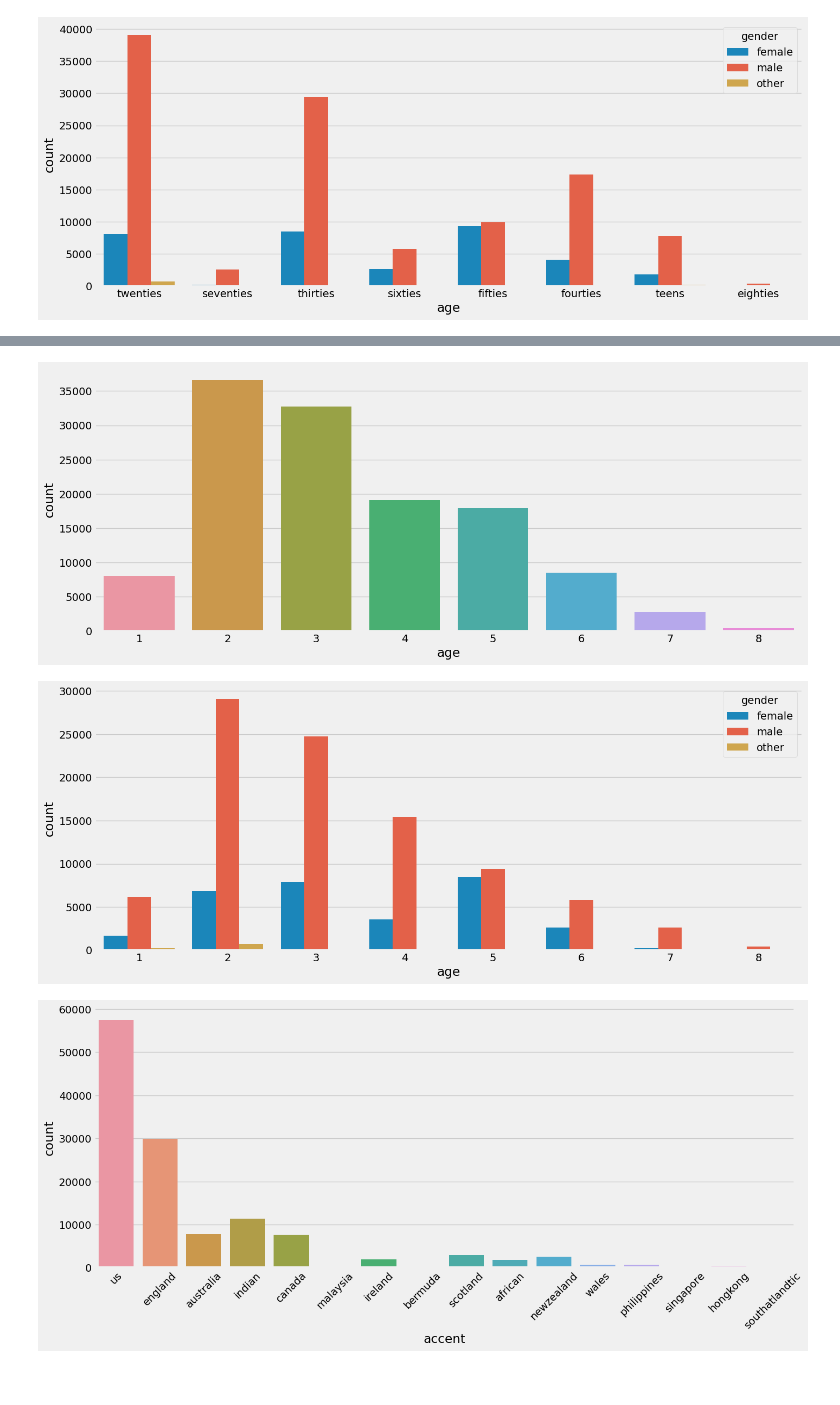
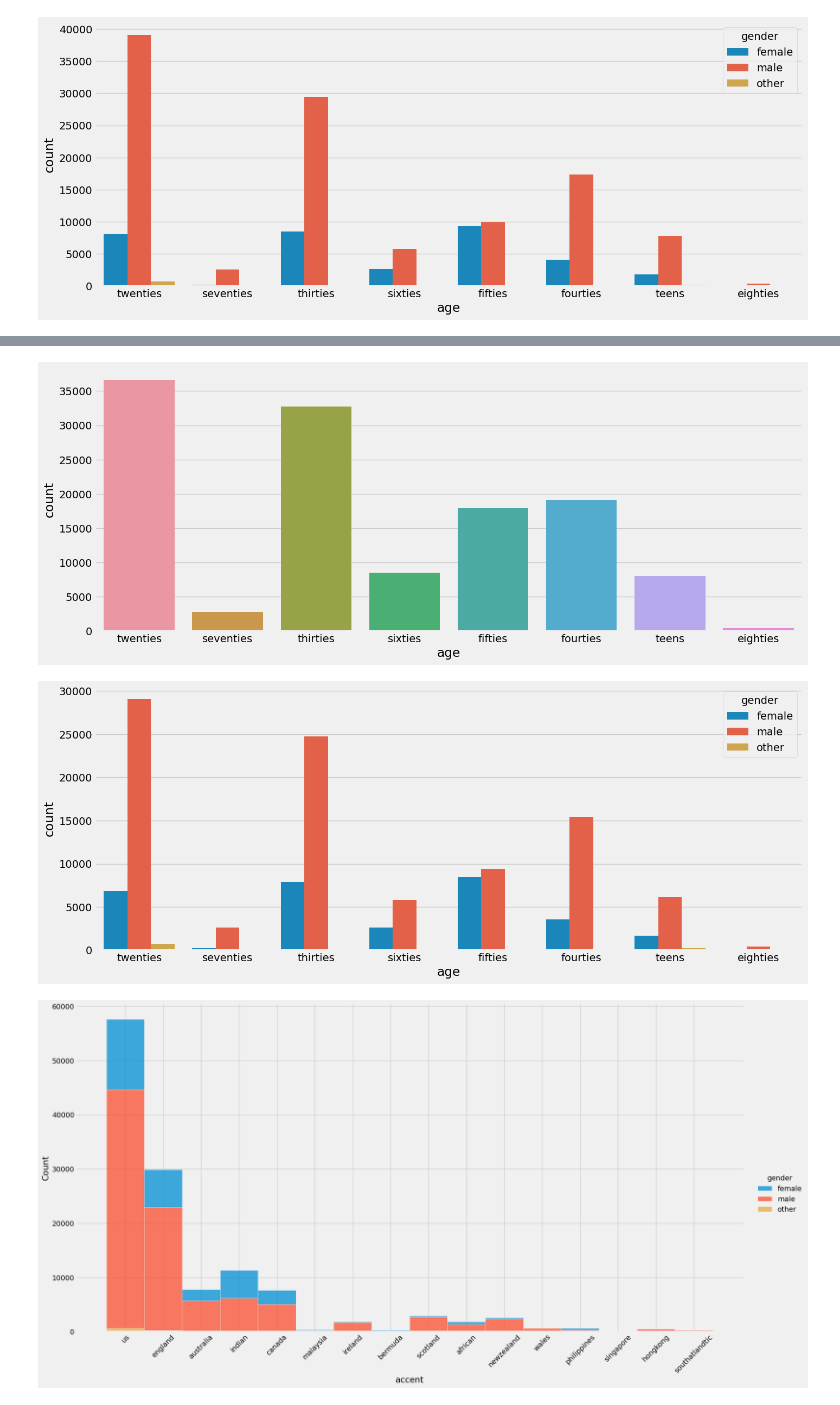
Before and after one commit to amina-work/PFE_AgeEstimationFromVoice, a Jupyter notebook: data.ipynb, the cells around one changed output, grey strips where cells are left out. Cells and saved outputs as stored; diff of their text form; code cells hidden in the pictures.

```diff
--- a/data.ipynb
+++ b/data.ipynb
@@ -126,9 +143,7 @@ plt.show()
 # %%
-#DATA CLEANING
-df = df[["filename","age","gender","accent"]]
 df = df.dropna(subset=['gender'])
 df = df.dropna(subset=['accent'])
-cleanup_nums = {"age": {"teens":1,"twenties":2,"thirties":3,"fourties":4,"fifties":5,"sixties":6,"seventies":7,"eighties":8}}
-df = df.replace(cleanup_nums)
-df.head(2)
+#cleanup_nums = {"age": {"teens":1,"twenties":2,"thirties":3,"fourties":4,"fifties":5,"sixties":6,"seventies":7,"eighties":8}}
+#df = df.replace(cleanup_nums)
+df.info()
 # %% [output]
@@ -178,15 +200,19 @@ plt.show()
 sns.countplot(x=df.age)
 plt.show()
 # %% [output]
-[figure, old version]
+[figure, new version]
 # %%
 sns.countplot(x='age', hue='gender', data=df)
 plt.show()
 # %% [output]
-[figure, old version]
+[figure, new version]
 # %%
-sns.countplot(x=df.accent)
+sns.displot(x="accent",
+        data=df[df['accent'].notna()],
+        hue='gender',
+        multiple='stack',
+        height=10, aspect=2)
 plt.xticks(rotation=45)
 plt.show()
 # %% [output]
-[figure, old version]
+[figure, new version]
```
Also changed, not shown: parts of 6 cells of this notebook, 1 other file.
